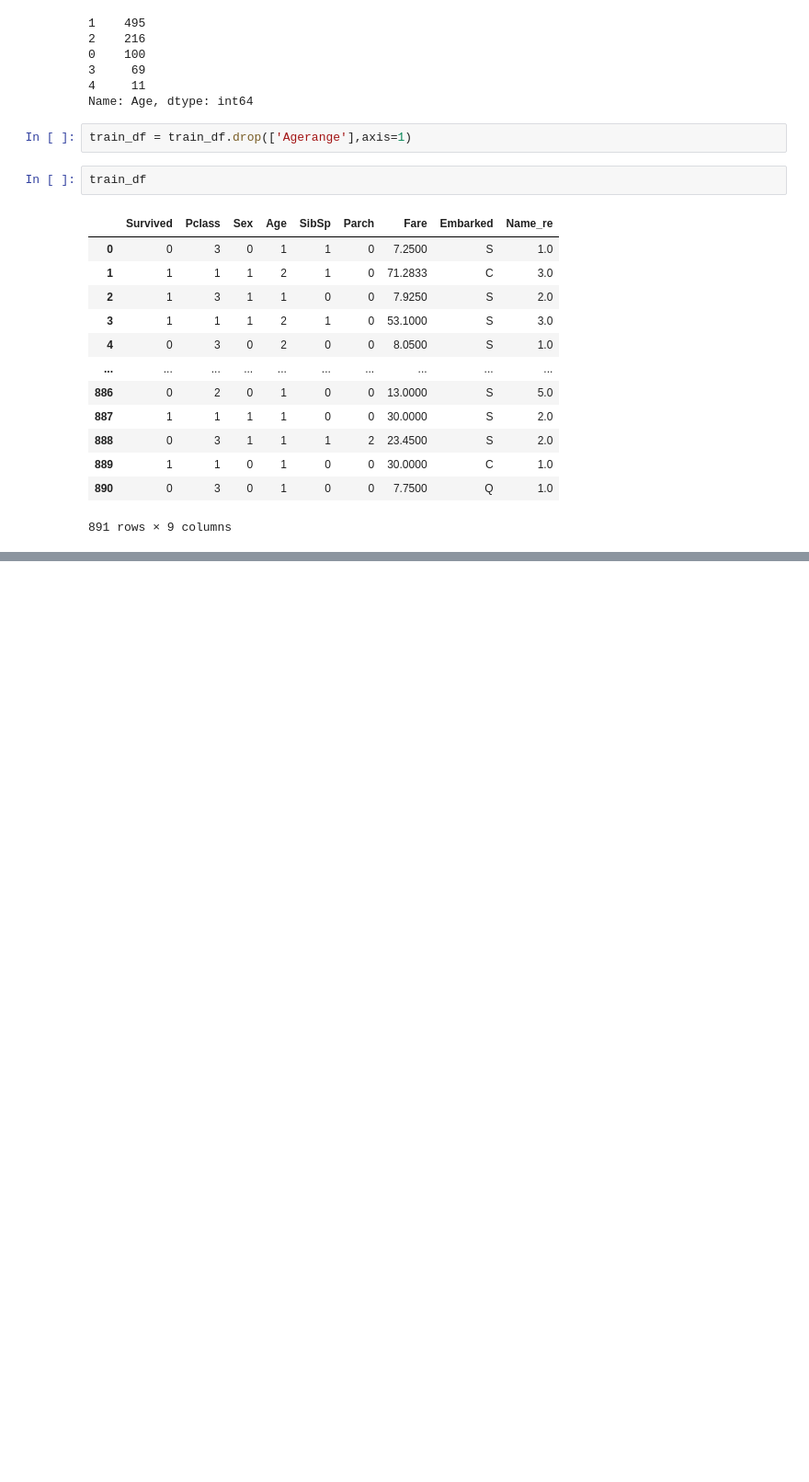
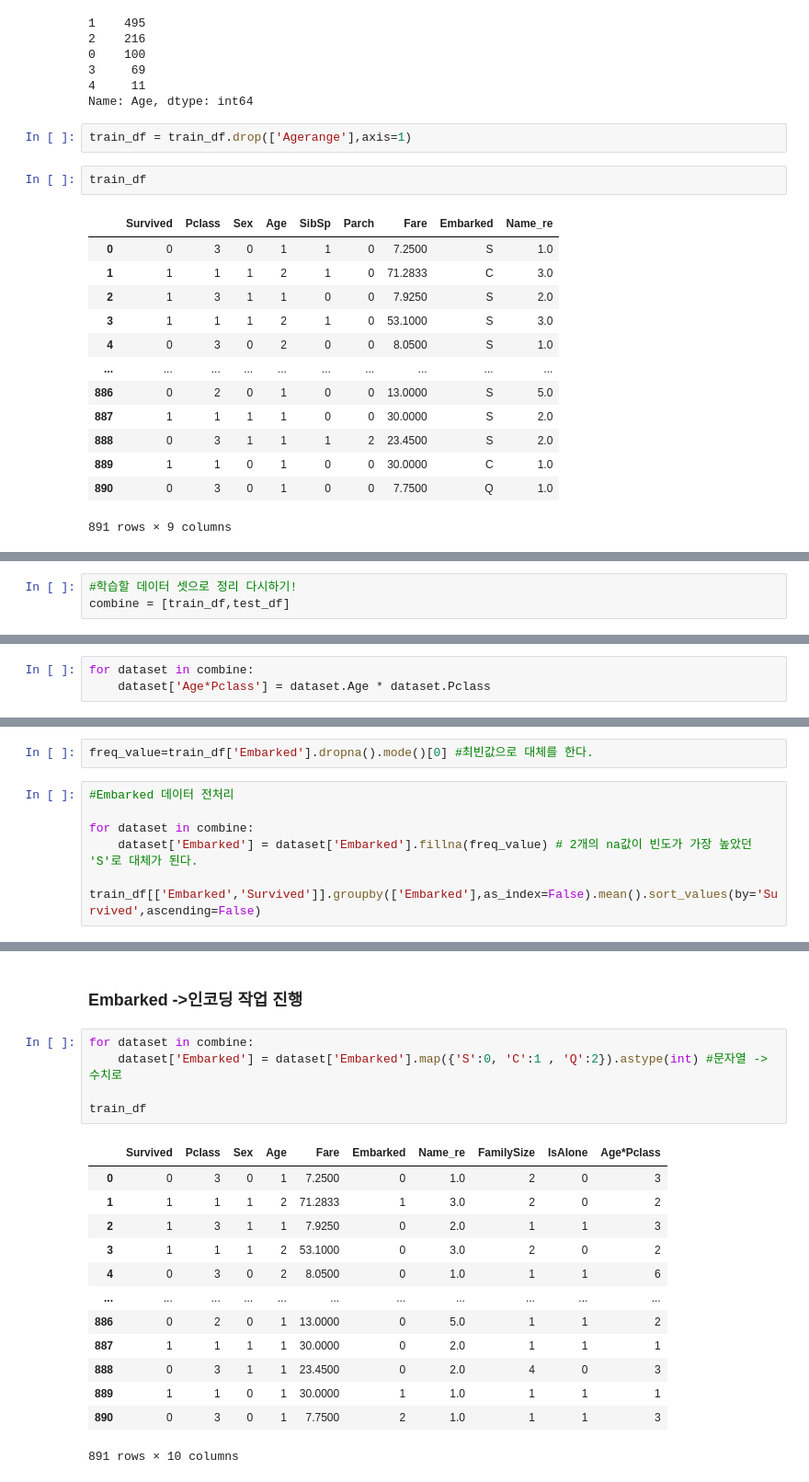
Before and after one commit to jeon99yu/BDA_Data, a Jupyter notebook: DataAnalysis(머신러닝)/복습_이정규63_1228.ipynb, the cells around one changed output, grey strips where cells are left out. Shown at 92% size. Cells and saved outputs as stored; diff of their text form; blank space fills up the shorter version.

```diff
--- a/DataAnalysis(머신러닝)/복습_이정규63_1228.ipynb
+++ b/DataAnalysis(머신러닝)/복습_이정규63_1228.ipynb
@@ -347,0 +483,3 @@ train_df
+# %%
+#학습할 데이터 셋으로 정리 다시하기!
+combine = [train_df,test_df]
@@ -347,0 +509,3 @@ train_df
+# %%
+for dataset in combine:
+    dataset['Age*Pclass'] = dataset.Age * dataset.Pclass
@@ -347,0 +542,9 @@ train_df
+# %%
+freq_value=train_df['Embarked'].dropna().mode()[0] #최빈값으로 대체를 한다.
+# %%
+#Embarked 데이터 전처리
+
+for dataset in combine:
+    dataset['Embarked'] = dataset['Embarked'].fillna(freq_value) # 2개의 na값이 빈도가 가장 높았던 'S'로 대체가 된다.
+
+train_df[['Embarked','Survived']].groupby(['Embarked'],as_index=False).mean().sort_values(by='Survived',ascending=False)
@@ -347,0 +571,21 @@ train_df
+# %% [markdown]
+### Embarked ->인코딩 작업 진행
+# %%
+for dataset in combine:
+    dataset['Embarked'] = dataset['Embarked'].map({'S':0, 'C':1 , 'Q':2}).astype(int) #문자열 ->수치로
+
+train_df
+# %% [output]
+|  | Survived | Pclass | Sex | Age | Fare | Embarked | Name_re | FamilySize | IsAlone | Age*Pclass |
+| 0 | 0 | 3 | 0 | 1 | 7.2500 | 0 | 1.0 | 2 | 0 | 3 |
+| 1 | 1 | 1 | 1 | 2 | 71.2833 | 1 | 3.0 | 2 | 0 | 2 |
+| 2 | 1 | 3 | 1 | 1 | 7.9250 | 0 | 2.0 | 1 | 1 | 3 |
+| 3 | 1 | 1 | 1 | 2 | 53.1000 | 0 | 3.0 | 2 | 0 | 2 |
+| 4 | 0 | 3 | 0 | 2 | 8.0500 | 0 | 1.0 | 1 | 1 | 6 |
+| ... | ... | ... | ... | ... | ... | ... | ... | ... | ... | ... |
+| 886 | 0 | 2 | 0 | 1 | 13.0000 | 0 | 5.0 | 1 | 1 | 2 |
+| 887 | 1 | 1 | 1 | 1 | 30.0000 | 0 | 2.0 | 1 | 1 | 1 |
+| 888 | 0 | 3 | 1 | 1 | 23.4500 | 0 | 2.0 | 4 | 0 | 3 |
+| 889 | 1 | 1 | 0 | 1 | 30.0000 | 1 | 1.0 | 1 | 1 | 1 |
+| 890 | 0 | 3 | 0 | 1 | 7.7500 | 2 | 1.0 | 1 | 1 | 3 |
+891 rows × 10 columns
```
Also changed, not shown: parts of 47 cells of this notebook.
